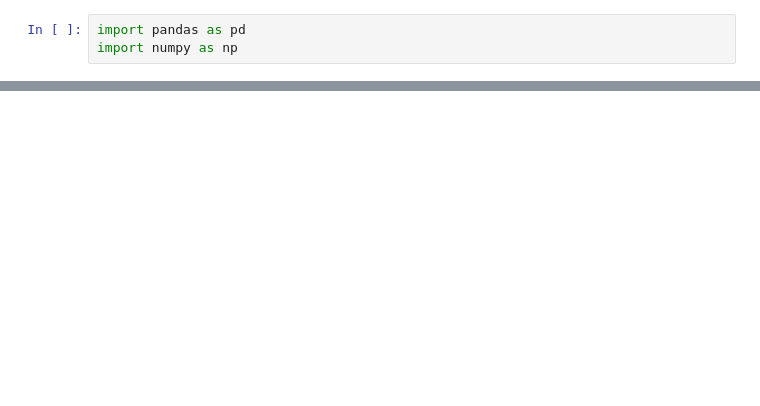
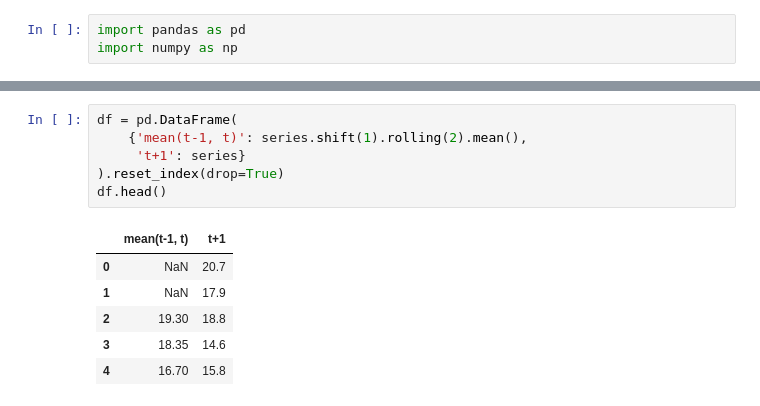
Before and after one commit to Nyahua/ds-learning, a Jupyter notebook: Introduction-to-Time-Series/ch05-feature_engineering.ipynb, the cells around one changed output, grey strips where cells are left out. Cells and saved outputs as stored; diff of their text form; blank space fills up the shorter version.

```diff
--- a/Introduction-to-Time-Series/ch05-feature_engineering.ipynb
+++ b/Introduction-to-Time-Series/ch05-feature_engineering.ipynb
@@ -58,0 +90,13 @@ df
+# %%
+df = pd.DataFrame(
+    {'mean(t-1, t)': series.shift(1).rolling(2).mean(),
+     't+1': series}
+).reset_index(drop=True)
+df.head()
+# %% [output]
+|  | mean(t-1, t) | t+1 |
+| 0 | NaN | 20.7 |
+| 1 | NaN | 17.9 |
+| 2 | 19.30 | 18.8 |
+| 3 | 18.35 | 14.6 |
+| 4 | 16.70 | 15.8 |
```
Also changed, not shown: parts of 12 cells of this notebook, 2 other files.
